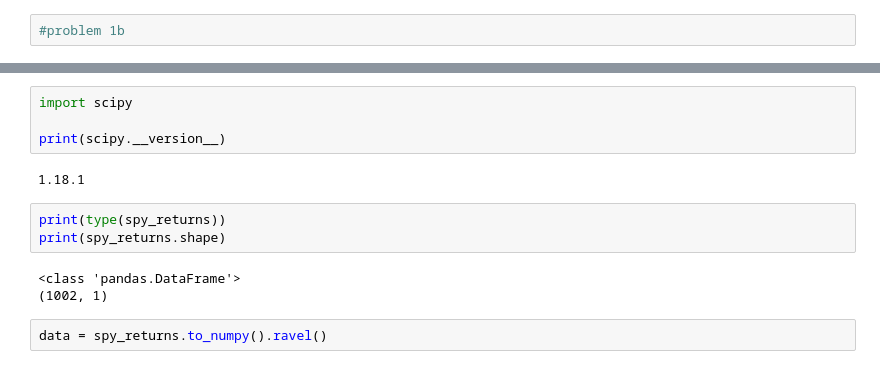
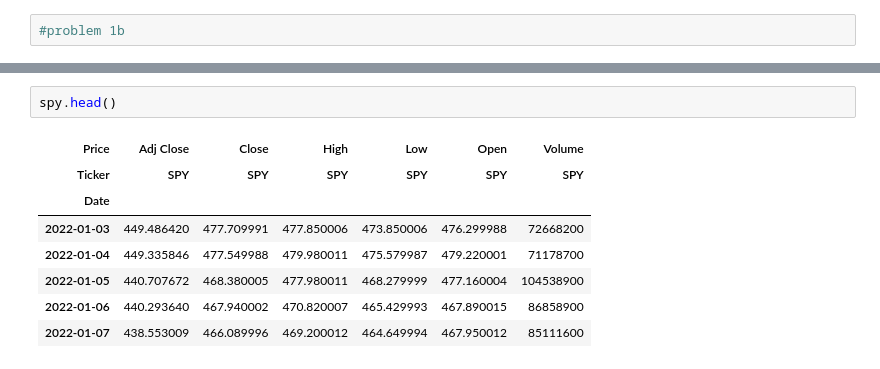
Before and after one commit to nicks848/big-data-science-in-finance, a Jupyter notebook: Lecture1.ipynb, the cells around one changed output, grey strips where cells are left out. Cells and saved outputs as stored; diff of their text form.

```diff
--- a/Lecture1.ipynb
+++ b/Lecture1.ipynb
@@ -153,17 +136,14 @@ c:\Users\nickh\OneDrive\Documenten\Big data science for Finance\.venv\Scripts\py
-# %%
-import scipy
-
-print(scipy.__version__)
-# %% [output]
-1.18.1
-# %%
-print(type(spy_returns))
-print(spy_returns.shape)
-# %% [output]
-<class 'pandas.DataFrame'>
-(1002, 1)
-# %%
-data = spy_returns.to_numpy().ravel()
+# %%
+spy.head()
+# %% [output]
+| Price | Adj Close | Close | High | Low | Open | Volume |
+| Ticker | SPY | SPY | SPY | SPY | SPY | SPY |
+| Date |  |  |  |  |  |  |
+| 2022-01-03 | 449.486420 | 477.709991 | 477.850006 | 473.850006 | 476.299988 | 72668200 |
+| 2022-01-04 | 449.335846 | 477.549988 | 479.980011 | 475.579987 | 479.220001 | 71178700 |
+| 2022-01-05 | 440.707672 | 468.380005 | 477.980011 | 468.279999 | 477.160004 | 104538900 |
+| 2022-01-06 | 440.293640 | 467.940002 | 470.820007 | 465.429993 | 467.890015 | 86858900 |
+| 2022-01-07 | 438.553009 | 466.089996 | 469.200012 | 464.649994 | 467.950012 | 85111600 |
 # %%
 import numpy as np
 import matplotlib.pyplot as plt
```
Also changed, not shown: parts of 22 cells of this notebook.
